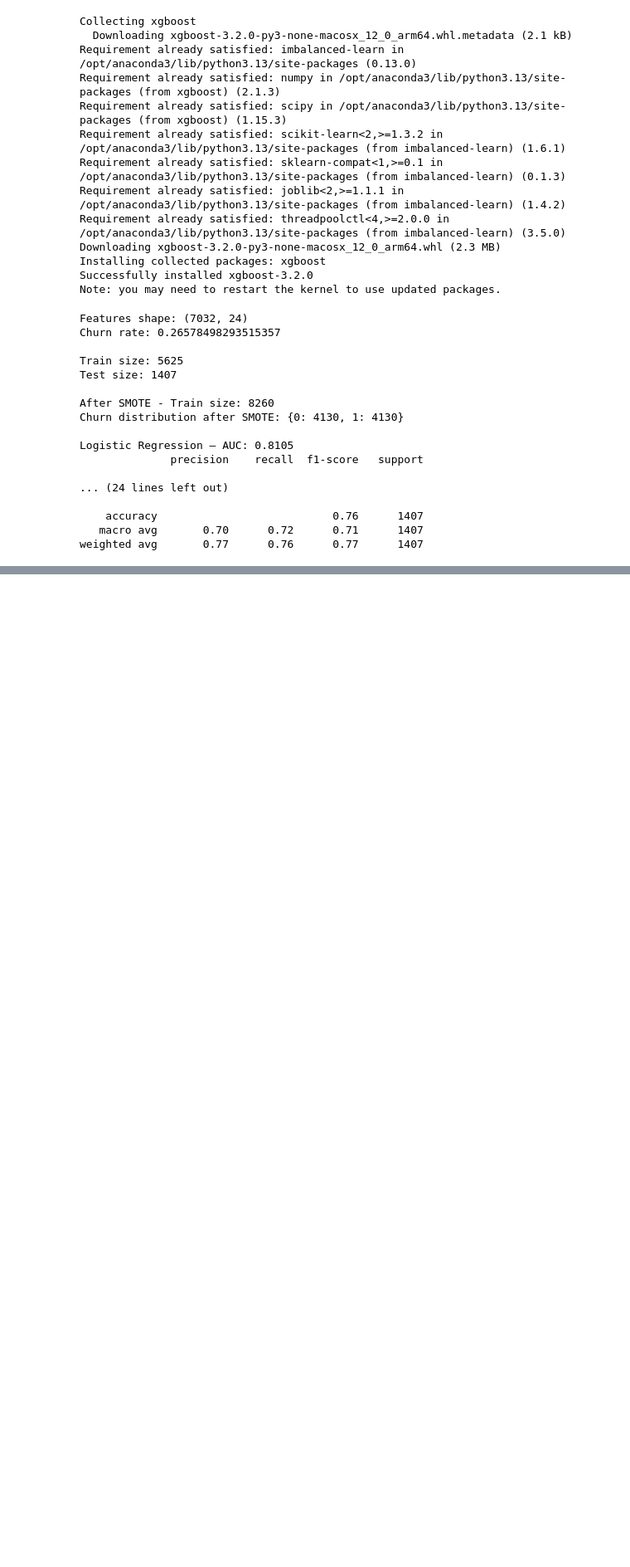
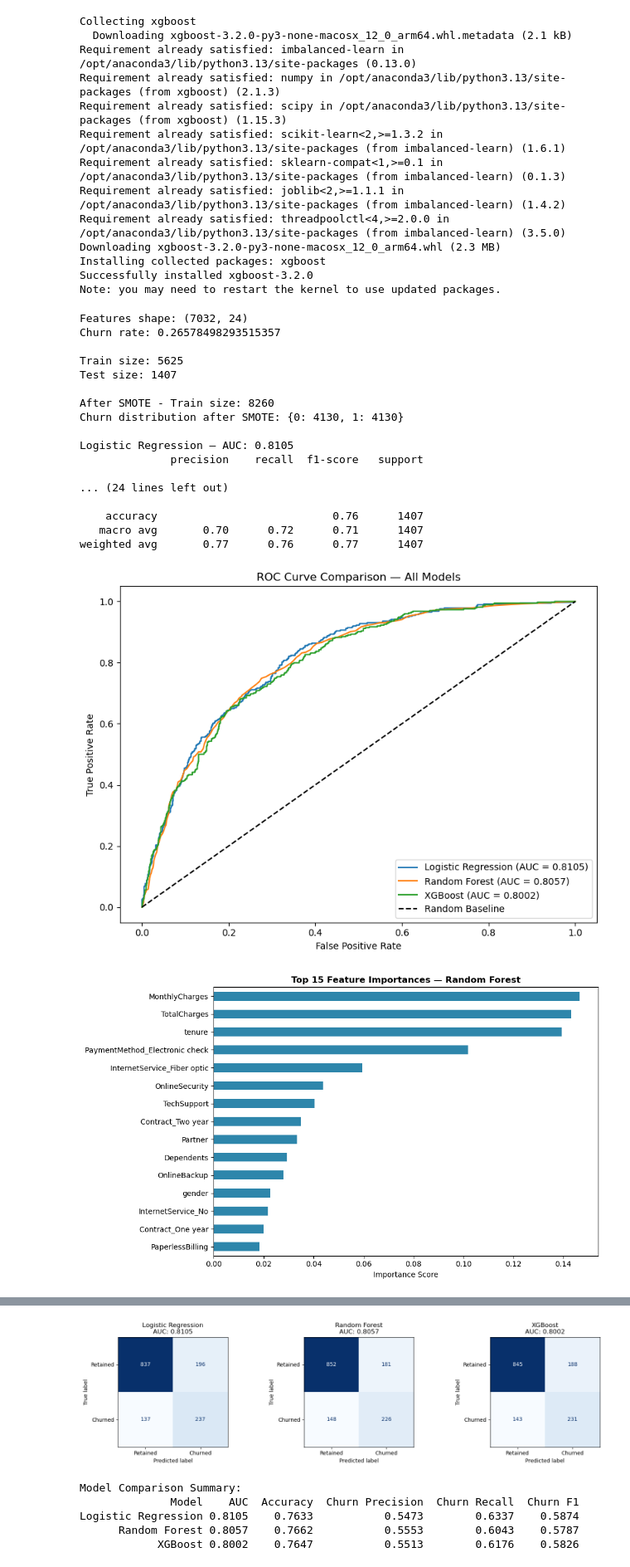
Before and after one commit to yashashree5/telco-churn-analysis, a Jupyter notebook: notebooks/03_churn_prediction.ipynb, the cells around one changed output, grey strips where cells are left out. Shown at 83% size. Drawn from its saved outputs; the diff is of its cells as text; code cells hidden in the pictures; blank space fills up the shorter version.

Commit message:
Adding ML models-ROC Curves

```diff
--- a/notebooks/03_churn_prediction.ipynb
+++ b/notebooks/03_churn_prediction.ipynb
@@ -128,3 +128,67 @@ Logistic Regression — AUC: 0.8105
     accuracy                           0.76      1407
    macro avg       0.70      0.72      0.71      1407
 weighted avg       0.77      0.76      0.77      1407
+# %%
+# ---- ROC CURVES — ALL 3 MODELS ----
+plt.figure(figsize=(8, 6))
+for name, res in results.items():
+    fpr, tpr, _ = roc_curve(y_test, res['y_prob'])
+    plt.plot(fpr, tpr, label=f"{name} (AUC = {res['auc']:.4f})")
+
+plt.plot([0,1],[0,1],'k--', label='Random Baseline')
+plt.xlabel('False Positive Rate')
+plt.ylabel('True Positive Rate')
+plt.title('ROC Curve Comparison — All Models')
+plt.legend()
+plt.tight_layout()
+plt.savefig('../visuals/03_roc_curves.png', dpi=150, bbox_inches='tight')
+plt.show()
+
+# ---- FEATURE IMPORTANCE — RANDOM FOREST ----
+feature_names = X.columns.tolist()
+rf_model = results['Random Forest']['model']
+importances = pd.Series(rf_model.feature_importances_, index=feature_names)
+top_features = importances.sort_values(ascending=False).head(15)
+
+plt.figure(figsize=(10, 6))
+top_features.plot(kind='barh', color='#2E86AB')
+plt.gca().invert_yaxis()
+plt.title('Top 15 Feature Importances — Random Forest', fontweight='bold')
+plt.xlabel('Importance Score')
+plt.tight_layout()
+plt.savefig('../visuals/04_feature_importance.png', dpi=150, bbox_inches='tight')
+plt.show()
+
+print("Top 15 features driving churn:")
+print(top_features)
+
+# ---- CONFUSION MATRIX — BEST MODEL (Logistic Regression) ----
+fig, axes = plt.subplots(1, 3, figsize=(15, 4))
+for ax, (name, res) in zip(axes, results.items()):
+    cm = confusion_matrix(y_test, res['y_pred'])
+    disp = ConfusionMatrixDisplay(confusion_matrix=cm, display_labels=['Retained','Churned'])
+    disp.plot(ax=ax, colorbar=False, cmap='Blues')
+    ax.set_title(f'{name}\nAUC: {res["auc"]:.4f}')
+plt.tight_layout()
+plt.savefig('../visuals/05_confusion_matrices.png', dpi=150, bbox_inches='tight')
+plt.show()
+
+# ---- MODEL SUMMARY TABLE ----
+summary = []
+for name, res in results.items():
+    report = classification_report(y_test, res['y_pred'], output_dict=True)
+    summary.append({
+        'Model': name,
+        'AUC': round(res['auc'], 4),
+        'Accuracy': round(report['accuracy'], 4),
+        'Churn Precision': round(report['1']['precision'], 4),
+        'Churn Recall': round(report['1']['recall'], 4),
+        'Churn F1': round(report['1']['f1-score'], 4)
+    })
+
+summary_df = pd.DataFrame(summary)
+print("\nModel Comparison Summary:")
+print(summary_df.to_string(index=False))
+# %% [output]
+[figure, added]
+[figure, added]
@@ -130,0 +212,6 @@ weighted avg       0.77      0.76      0.77      1407
+[figure, added]
+Model Comparison Summary:
+              Model    AUC  Accuracy  Churn Precision  Churn Recall  Churn F1
+Logistic Regression 0.8105    0.7633           0.5473        0.6337    0.5874
+      Random Forest 0.8057    0.7662           0.5553        0.6043    0.5787
+            XGBoost 0.8002    0.7647           0.5513        0.6176    0.5826
```
Also changed, not shown: parts of 1 cell of this notebook, 3 other files.
